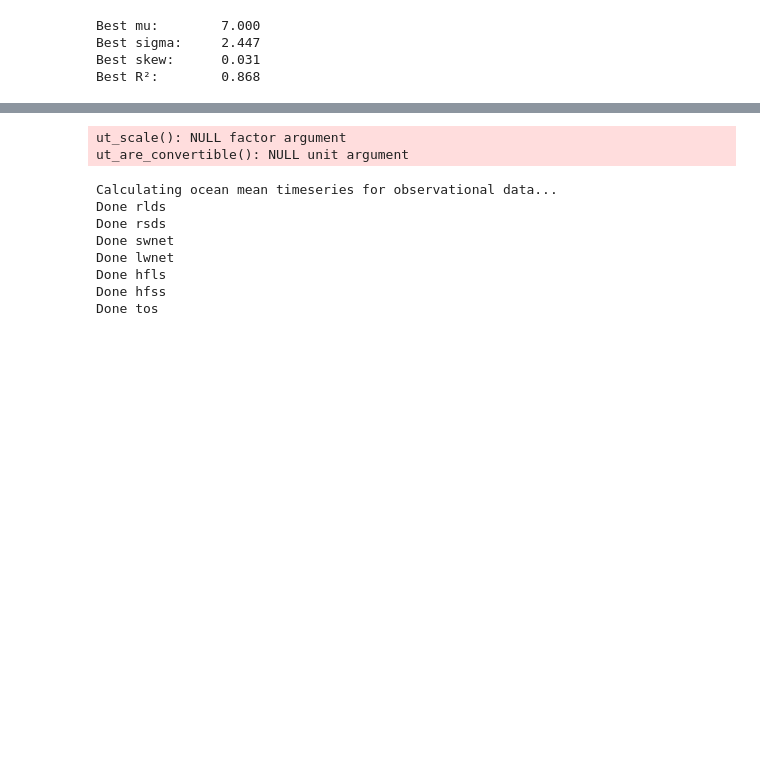
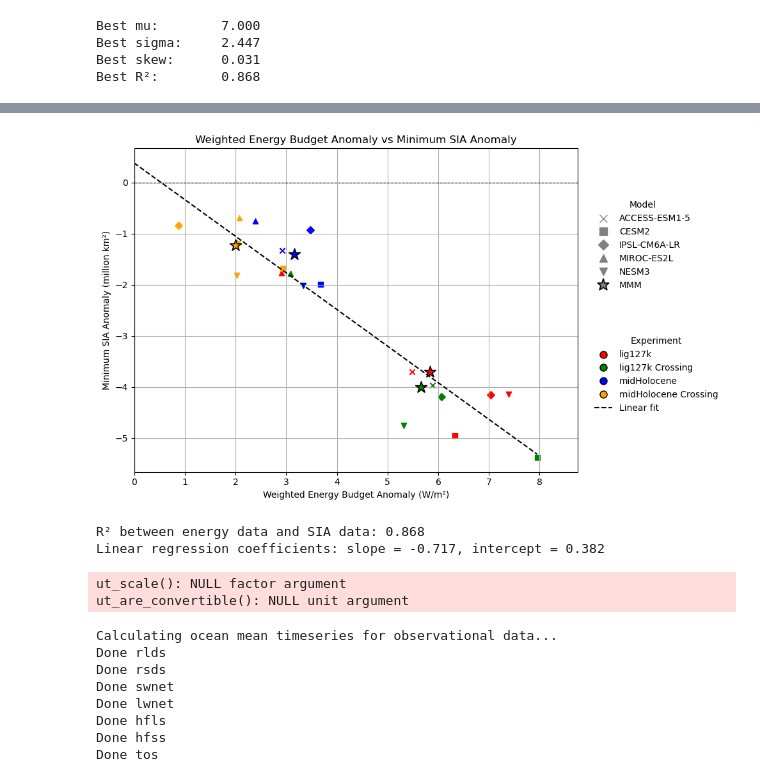
Before and after one commit to mattpollock100/FutureComparisons, a Jupyter notebook: 1pctCO2_EnergyBudget_single_model.ipynb, the cells around one changed output, grey strips where cells are left out. Cells and saved outputs as stored; diff of their text form; code cells hidden in the pictures; blank space fills up the shorter version.

```diff
--- a/1pctCO2_EnergyBudget_single_model.ipynb
+++ b/1pctCO2_EnergyBudget_single_model.ipynb
@@ -1509,7 +1337,7 @@ def skewed_gaussian_month_weights(mu, sigma, skew, kurt=2, x=None):
     return w / w.sum()
 # %%
 anom_big_dict_list = [paleo_big_dict, crossing_big_dict, paleo2_big_dict, crossing2_big_dict]
-anom_big_dict_names = [paleo,f'{paleo} Crossing',  paleo2,  f'{paleo2} Crossing2']
+anom_big_dict_names = [paleo,f'{paleo} Crossing',  paleo2,  f'{paleo2} Crossing']
 
 
 energy_for_analysis = 'total_energy'
@@ -1862,0 +1782,6 @@ tos = tos_cubes.extract_cube(
+# %%
+slope, intercept, r2 = plot_overall_regression()
+# %% [output]
+[figure, added]
+R² between energy data and SIA data: 0.868
+Linear regression coefficients: slope = -0.717, intercept = 0.382
```
Also changed, not shown: parts of 54 cells of this notebook.
